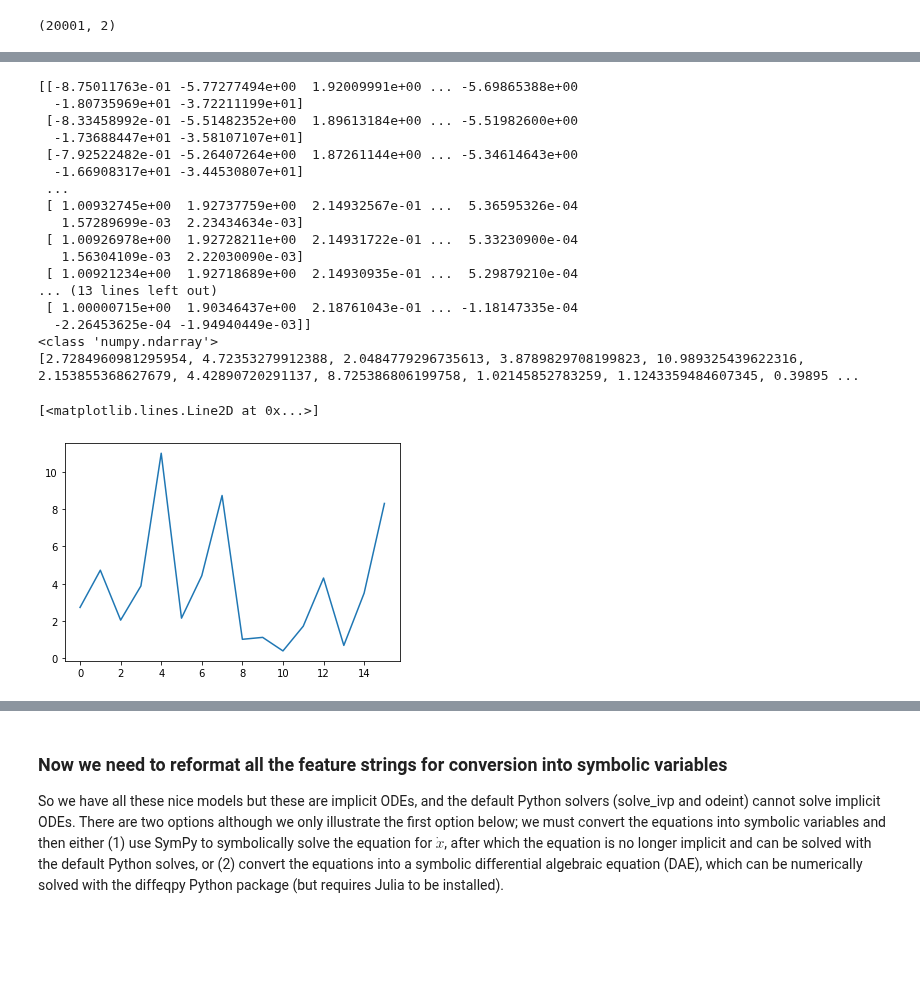
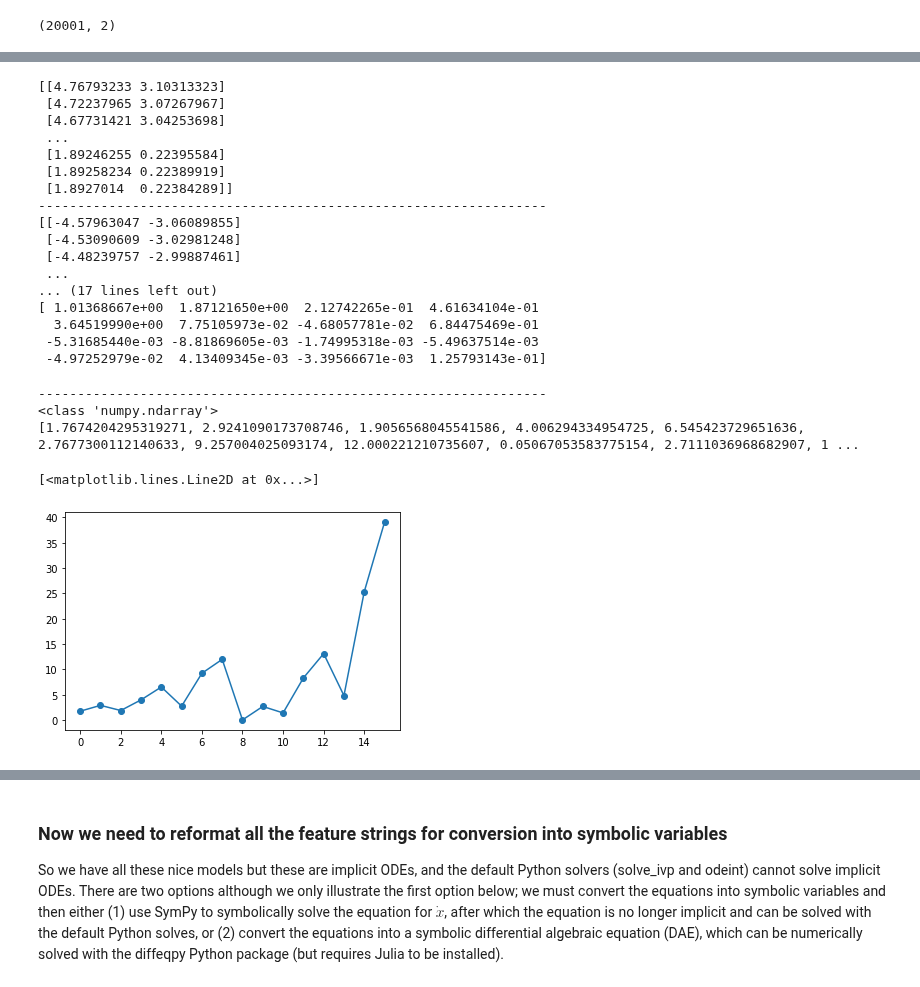
Before and after one commit to ainsleylaiuw/ISB-Hadlock-Lai, a Jupyter notebook: Ex_System.ipynb, the cells around one changed output, grey strips where cells are left out. Drawn from its saved outputs; the diff is of its cells as text; code cells hidden in the pictures; blank space fills up the shorter version.

Commit message:
update 32, .predict() does LHS; not derivative

```diff
--- a/Ex_System.ipynb
+++ b/Ex_System.ipynb
@@ -728,6 +714,7 @@ print((netswitch_train_multi[0].shape))
 (20001, 2)
 # %%
 # generalized library testing
+# gets u_dot
 library_functions = [
     lambda x: x,
     lambda x, y: x * y,
@@ -790,11 +777,11 @@ u_model = ps.SINDy(feature_library=generalized_library,
                  differentiation_method=ps.FiniteDifference(drop_endpoints=False),
                 )
 
-#model.fit(netswitch_train_multi, t=dt, multiple_trajectories=True)
-u_model.fit(netswitch_train, t=dt, multiple_trajectories=False)
+u_model.fit(netswitch_train_multi, t=dt, multiple_trajectories=True)
+#u_model.fit(netswitch_train, t=dt, multiple_trajectories=False)
 
 # lhs= gets the function names since print() will miss the fact that we're using SINDyPI
-u_model.print(u_lhs=model.get_feature_names())
+u_model.print(lhs=u_model.get_feature_names())
 generalized_library.get_feature_names()
 u_model.get_feature_names()
 # %% [output]
@@ -833,8 +855,8 @@ v_model = ps.SINDy(feature_library=generalized_library,
                  differentiation_method=ps.FiniteDifference(drop_endpoints=False),
                 )
 
-#model.fit(netswitch_train_multi, t=dt, multiple_trajectories=True)
-v_model.fit(netswitch_train, t=dt, multiple_trajectories=False)
+v_model.fit(netswitch_train_multi, t=dt, multiple_trajectories=True)
+#v_model.fit(netswitch_train, t=dt, multiple_trajectories=False)
 
 # lhs= gets the function names since print() will miss the fact that we're using SINDyPI
 v_model.print(lhs=v_model.get_feature_names())
@@ -904,40 +928,54 @@ print(udot_predict[0,:])
+# %%
+u_true = u_model.differentiate(netswitch_train, t)
+print(netswitch_train)
+print("-----------------------------------------------------------------")
+print(u_true)
+print("-----------------------------------------------------------------")
+#print(model.model)
+vdot_predict = v_model.model.predict(netswitch_train)
+print(vdot_predict)
+print(vdot_predict[799,:])
+# %% [output]
+[[4.76793233 3.10313323]
+ [4.72237965 3.07267967]
+ [4.67731421 3.04253698]
+ ...
+ [1.89246255 0.22395584]
+ [1.89258234 0.22389919]
+ [1.8927014  0.22384289]]
+-----------------------------------------------------------------
+[[-4.57963047 -3.06089855]
+ [-4.53090609 -3.02981248]
+ [-4.48239757 -2.99887461]
+ ...
+... (17 lines left out)
+[ 1.01368667e+00  1.87121650e+00  2.12742265e-01  4.61634104e-01
+  3.64519990e+00  7.75105973e-02 -4.68057781e-02  6.84475469e-01
+ -5.31685440e-03 -8.81869605e-03 -1.74995318e-03 -5.49637514e-03
+ -4.97252979e-02  4.13409345e-03 -3.39566671e-03  1.25793143e-01]
 # %%
 # Model error
 u_true = u_model.differentiate(netswitch_train, t)
 udot_predict = u_model.model.predict(netswitch_train)
-print(udot_predict)
+#print(udot_predict)
 print("-----------------------------------------------------------------")
 vdot_predict = v_model.model.predict(netswitch_train)
-print(vdot_predict)
+#print(vdot_predict)
 # List of [ (udot, vdot)_model0, (udot, vdot)_model1, ... (udot, vdot)_model15]
 Xdots = []
 for i in range(len(u_model.get_feature_names())):
     Xdot_i = np.column_stack([udot_predict[:, i], vdot_predict[:, i]]).reshape(u_true.shape)
     Xdots.append(Xdot_i)
 print(type(Xdots[13]))
 Xdot_error = [np.linalg.norm(u_true - Xdot) / np.linalg.norm(u_true) for Xdot in Xdots]
 print(Xdot_error)
-plt.plot(range(16), Xdot_error)
+plt.plot(range(16), Xdot_error, '-o')
 # %% [output]
-[[-8.75011763e-01 -5.77277494e+00  1.92009991e+00 ... -5.69865388e+00
-  -1.80735969e+01 -3.72211199e+01]
- [-8.33458992e-01 -5.51482352e+00  1.89613184e+00 ... -5.51982600e+00
-  -1.73688447e+01 -3.58107107e+01]
- [-7.92522482e-01 -5.26407264e+00  1.87261144e+00 ... -5.34614643e+00
-  -1.66908317e+01 -3.44530807e+01]
- ...
- [ 1.00932745e+00  1.92737759e+00  2.14932567e-01 ...  5.36595326e-04
-   1.57289699e-03  2.23434634e-03]
- [ 1.00926978e+00  1.92728211e+00  2.14931722e-01 ...  5.33230900e-04
-   1.56304109e-03  2.22030090e-03]
- [ 1.00921234e+00  1.92718689e+00  2.14930935e-01 ...  5.29879210e-04
-... (13 lines left out)
- [ 1.00000715e+00  1.90346437e+00  2.18761043e-01 ... -1.18147335e-04
-  -2.26453625e-04 -1.94940449e-03]]
+-----------------------------------------------------------------
 <class 'numpy.ndarray'>
-[2.7284960981295954, 4.72353279912388, 2.0484779296735613, 3.8789829708199823, 10.989325439622316, 2.153855368627679, 4.42890720291137, 8.725386806199758, 1.02145852783259, 1.1243359484607345, 0.39895 ...
+[1.7674204295319271, 2.9241090173708746, 1.9056568045541586, 4.006294334954725, 6.545423729651636, 2.7677300112140633, 9.257004025093174, 12.000221210735607, 0.05067053583775154, 2.7111036968682907, 1 ...
 [<matplotlib.lines.Line2D at 0x...>]
-[figure, old version]
+[figure, new version]
 # %%
 print(len(netswitch_train))
 print(len(t))
```
Also changed, not shown: parts of 7 cells of this notebook.
